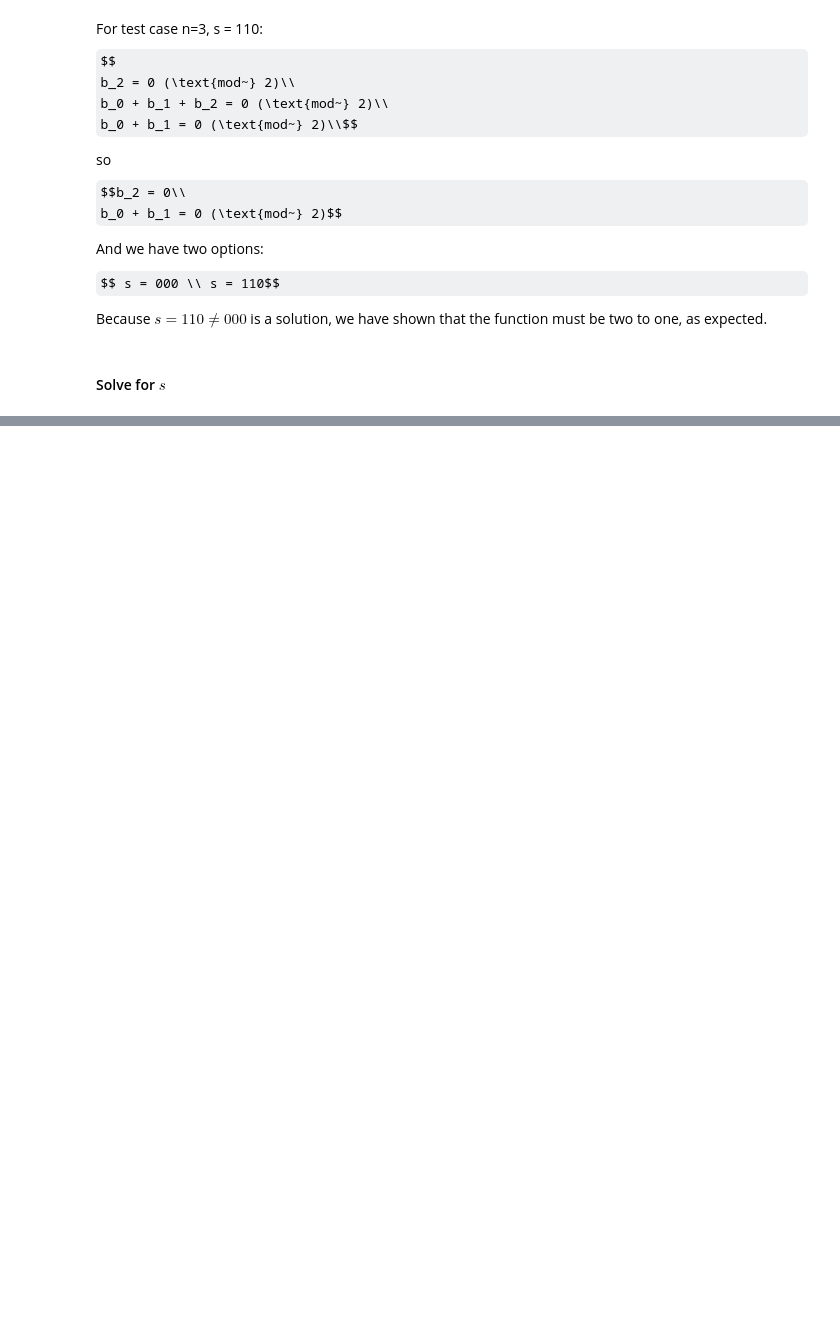
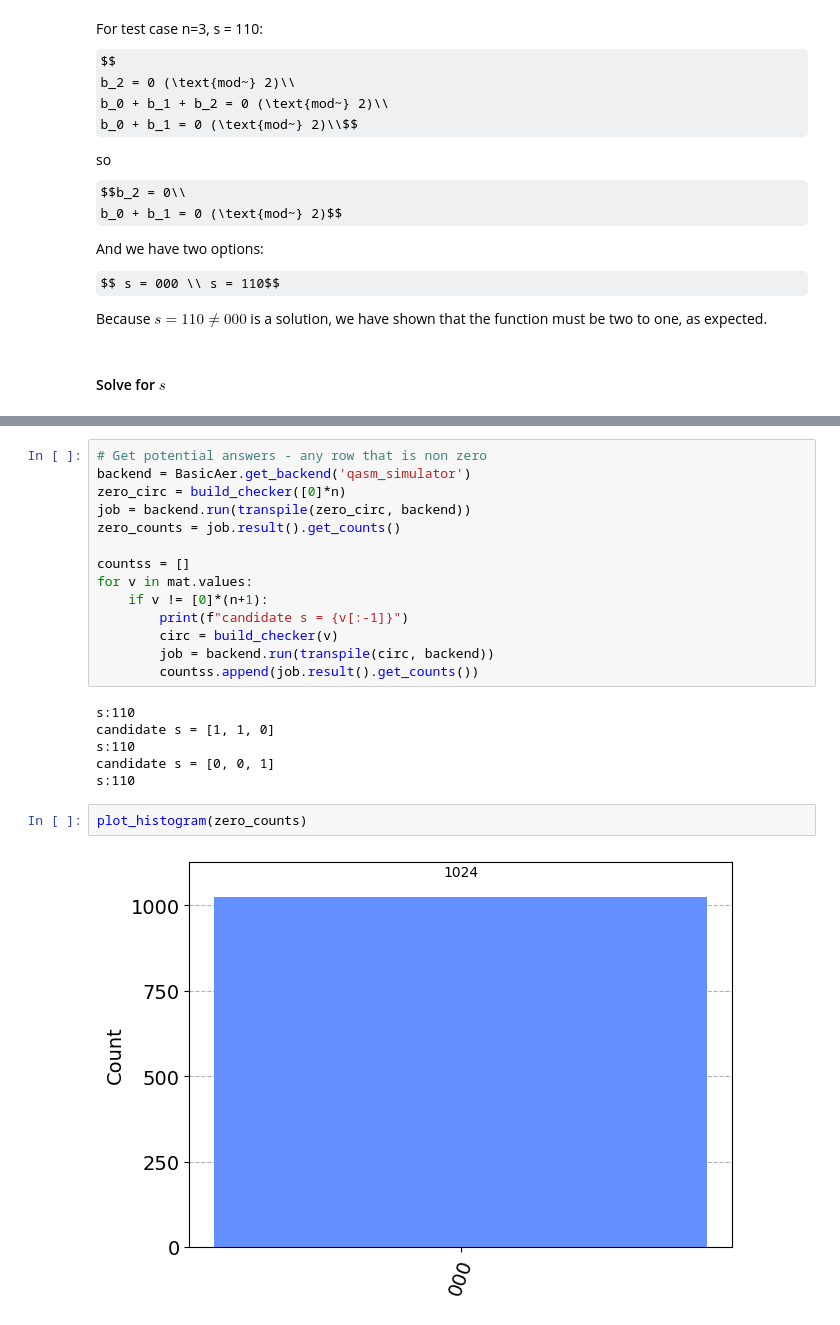
Before and after one commit to Azoghal/Qubilant, a Jupyter notebook: Experiments/Simon/simon.ipynb, the cells around one changed output, grey strips where cells are left out. Saved outputs shown, nothing was run; the diff lists cells and outputs as text; some formulas as TeX source; blank space fills up the shorter version.

```diff
--- a/Experiments/Simon/simon.ipynb
+++ b/Experiments/Simon/simon.ipynb
@@ -218,0 +224,24 @@ eqs
+# %%
+# Get potential answers - any row that is non zero
+backend = BasicAer.get_backend('qasm_simulator')
+zero_circ = build_checker([0]*n)
+job = backend.run(transpile(zero_circ, backend))
+zero_counts = job.result().get_counts()
+
+countss = []
+for v in mat.values:
+    if v != [0]*(n+1):
+        print(f"candidate s = {v[:-1]}")
+        circ = build_checker(v)
+        job = backend.run(transpile(circ, backend))
+        countss.append(job.result().get_counts())
+# %% [output]
+s:110
+candidate s = [1, 1, 0]
+s:110
+candidate s = [0, 0, 1]
+s:110
+# %%
+plot_histogram(zero_counts)
+# %% [output]
+[figure, added]
```
Also changed, not shown: parts of 16 cells of this notebook.
